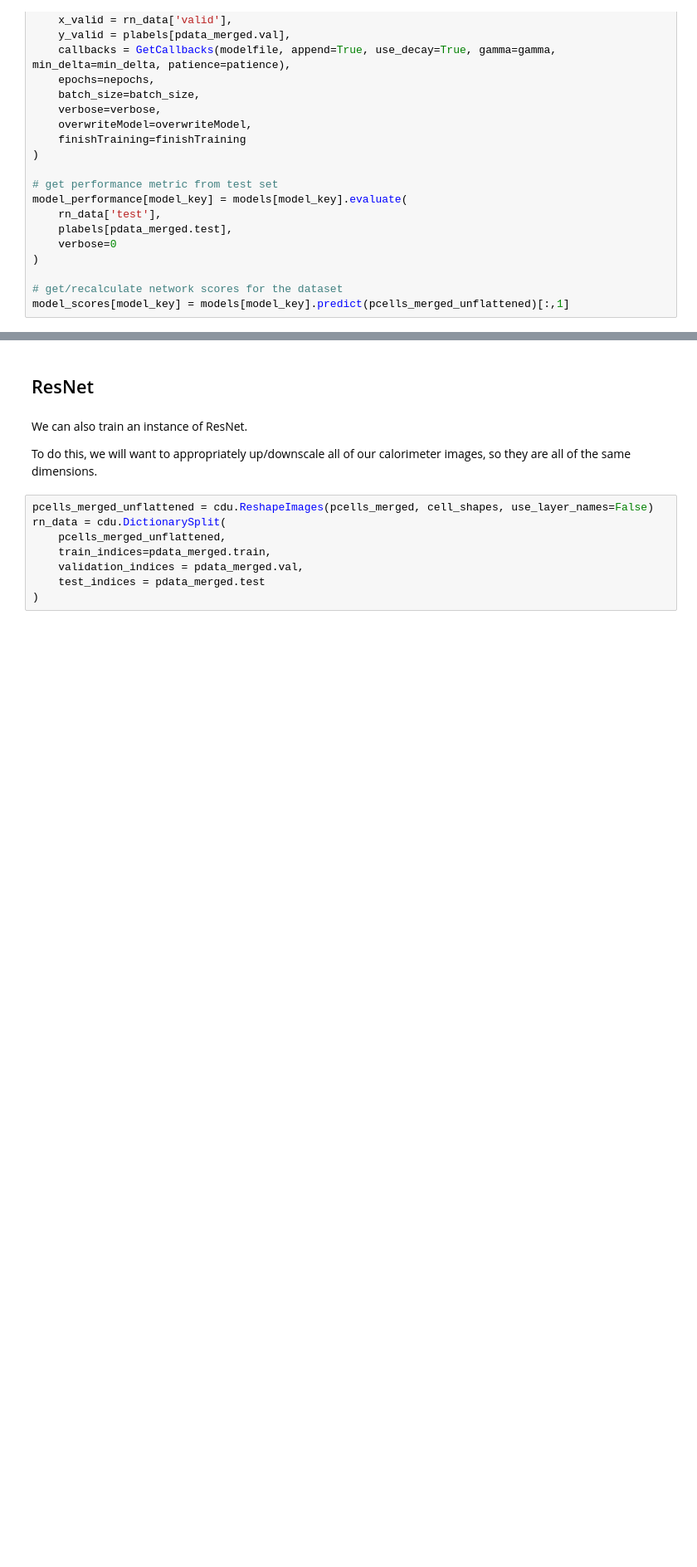
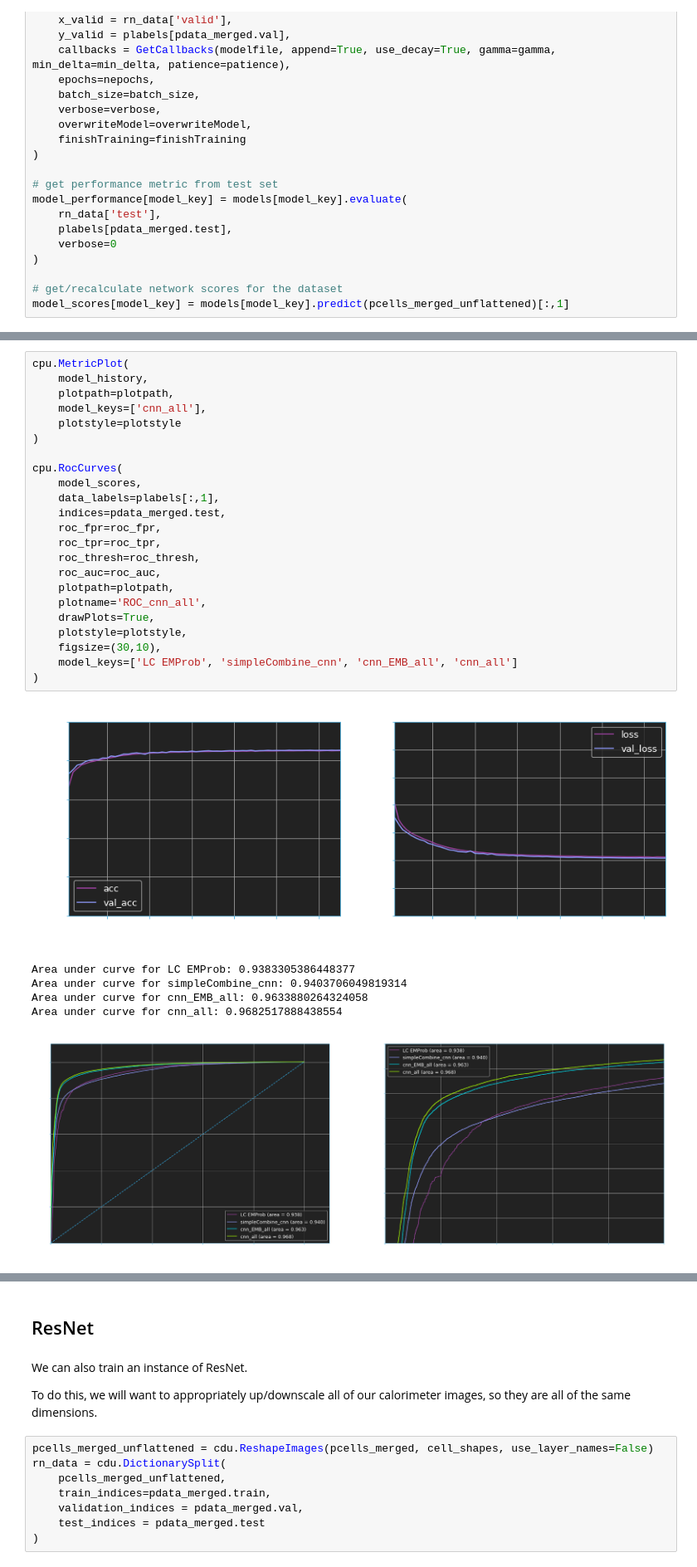
Before and after one commit to atlas-calo-ml/caloml-atlas, a Jupyter notebook: classifier/TopoClusterClassifier_Jan.ipynb, the cells around one changed output, grey strips where cells are left out. Shown at 83% size. Saved outputs shown, nothing was run; the diff lists cells and outputs as text; blank space fills up the shorter version.

```diff
--- a/classifier/TopoClusterClassifier_Jan.ipynb
+++ b/classifier/TopoClusterClassifier_Jan.ipynb
@@ -778,0 +838,30 @@ Area under curve for cnn_EMB_all: 0.9670862412749002
+# %%
+cpu.MetricPlot(
+    model_history,
+    plotpath=plotpath,
+    model_keys=['cnn_all'],
+    plotstyle=plotstyle
+)
+
+cpu.RocCurves(
+    model_scores,
+    data_labels=plabels[:,1],
+    indices=pdata_merged.test,
+    roc_fpr=roc_fpr,
+    roc_tpr=roc_tpr,
+    roc_thresh=roc_thresh,
+    roc_auc=roc_auc,
+    plotpath=plotpath,
+    plotname='ROC_cnn_all',
+    drawPlots=True,
+    plotstyle=plotstyle,
+    figsize=(30,10),
+    model_keys=['LC EMProb', 'simpleCombine_cnn', 'cnn_EMB_all', 'cnn_all']
+)
+# %% [output]
+[figure, added]
+Area under curve for LC EMProb: 0.9383305386448377
+Area under curve for simpleCombine_cnn: 0.9403706049819314
+Area under curve for cnn_EMB_all: 0.9633880264324058
+Area under curve for cnn_all: 0.9682517888438554
+[figure, added]
```
Also changed, not shown: parts of 23 cells of this notebook, 2 other files.
